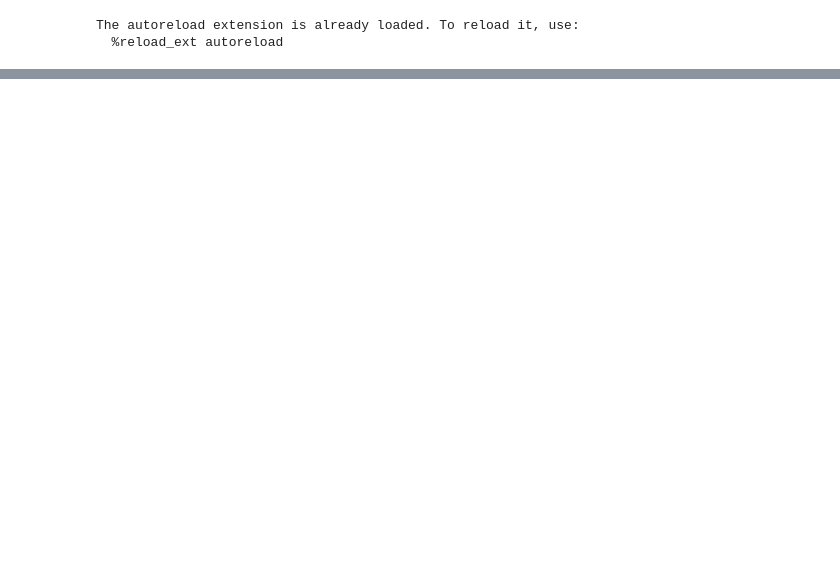
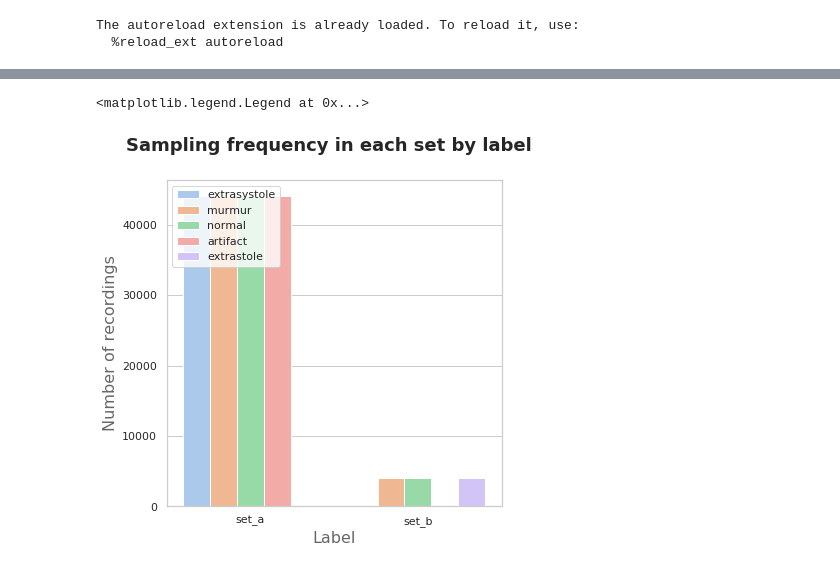
Before and after one commit to jczestochowska/heartbeat_classification, a Jupyter notebook: notebooks/kaggle_dataset_analysis.ipynb, the cells around one changed output, grey strips where cells are left out. Saved outputs shown, nothing was run; the diff lists cells and outputs as text; code cells hidden in the pictures; blank space fills up the shorter version.

Commit message:
adding changed notebooks, adding kaggle_dataset_overview file

```diff
--- a/notebooks/kaggle_dataset_analysis.ipynb
+++ b/notebooks/kaggle_dataset_analysis.ipynb
@@ -32,0 +21,4 @@ SET = 'b'
+# %%
+KAGGLE_DATASET_OVERVIEW = os.path.join(PROJECT_ROOT_DIR, 'data','processed','kaggle_dataset_overview.csv')
+# %%
+kaggle_overview = pd.read_csv(KAGGLE_DATASET_OVERVIEW)
@@ -32,0 +37,10 @@ SET = 'b'
+# %%
+f, ax = plt.subplots(figsize=(6, 6))
+sns.barplot(y='sampling_frequency', x='set', data=kaggle_overview, hue='label')
+f.suptitle('Sampling frequency in each set by label', fontsize=18, fontweight='bold')
+ax.set_xlabel("Label",size = 16,alpha=0.7)
+ax.set_ylabel("Number of recordings",size = 16,alpha=0.7)
+plt.legend(loc='upper left')
+# %% [output]
+<matplotlib.legend.Legend at 0x...>
+[figure, added]
```
Also changed, not shown: parts of 12 cells of this notebook, 3 other files.
